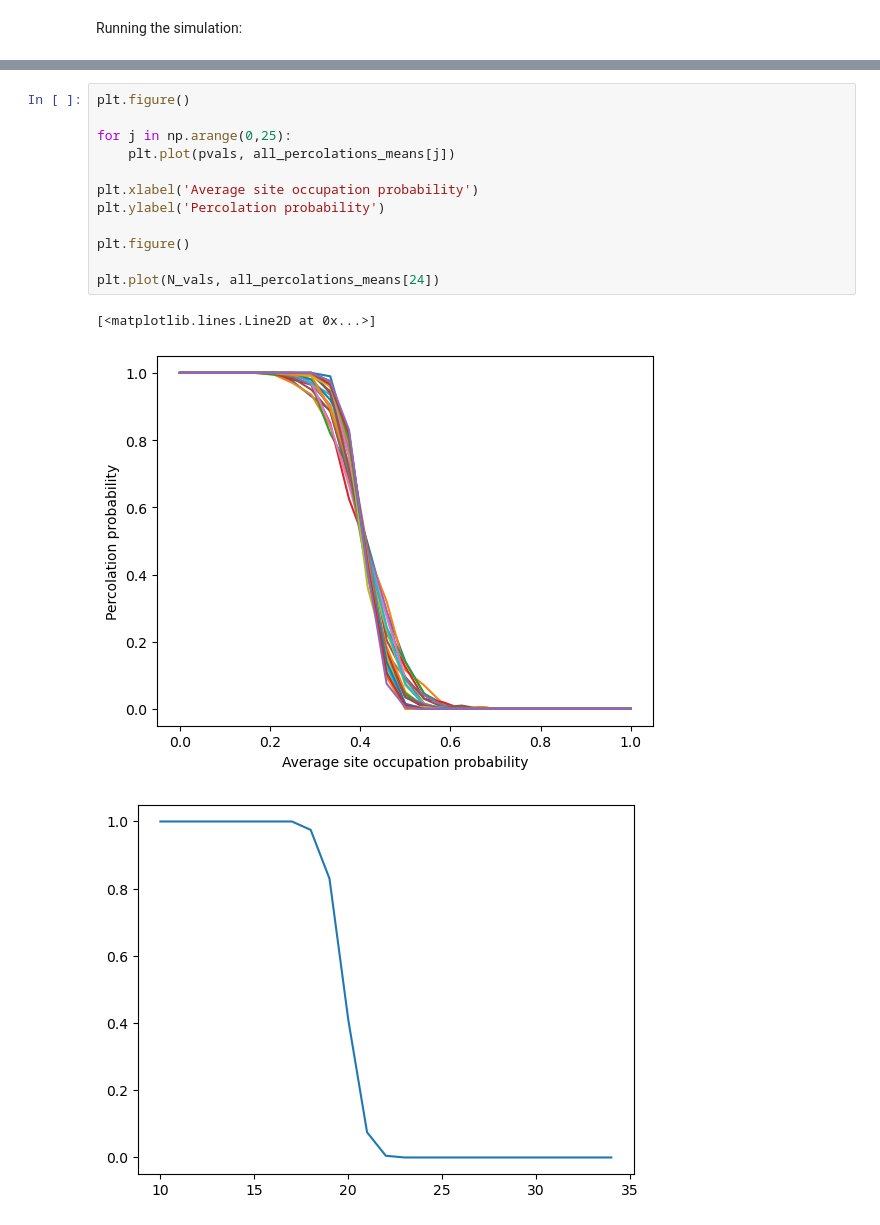
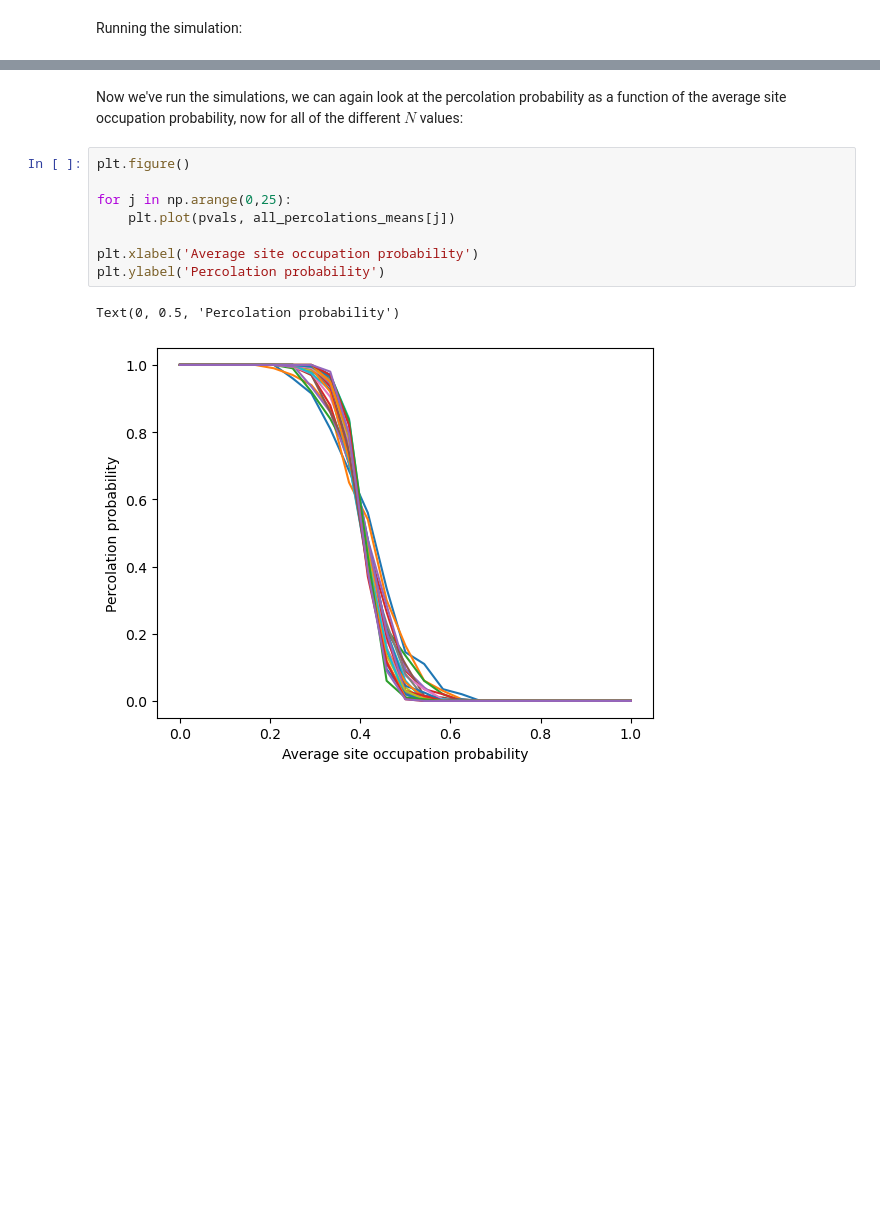
Before and after one commit to swilliamson7/comp_physics_sw, a Jupyter notebook: hw/hw1_solutions_sw.ipynb, the cells around one changed output, grey strips where cells are left out. Saved outputs shown, nothing was run; the diff lists cells and outputs as text; blank space fills up the shorter version.

```diff
--- a/hw/hw1_solutions_sw.ipynb
+++ b/hw/hw1_solutions_sw.ipynb
@@ -537,19 +445,16 @@ Running replicate simulations for p = 0.875
 Running replicate simulations for p = 0.9166666666666666
 Running replicate simulations for p = 0.9583333333333333
 Running replicate simulations for p = 1.0
+# %% [markdown]
+Now we've run the simulations, we can again look at the percolation probability as a function of the average site occupation probability, now for all of the different $N$ values:
 # %%
 plt.figure()
 
 for j in np.arange(0,25):
     plt.plot(pvals, all_percolations_means[j])
 
 plt.xlabel('Average site occupation probability')
 plt.ylabel('Percolation probability')
-
-plt.figure()
-
-plt.plot(N_vals, all_percolations_means[24])
 # %% [output]
-[<matplotlib.lines.Line2D at 0x...>]
+Text(0, 0.5, 'Percolation probability')
-[figure, old version]
+[figure, new version]
-[figure, removed]
```
Also changed, not shown: parts of 22 cells of this notebook, 1 other file.
